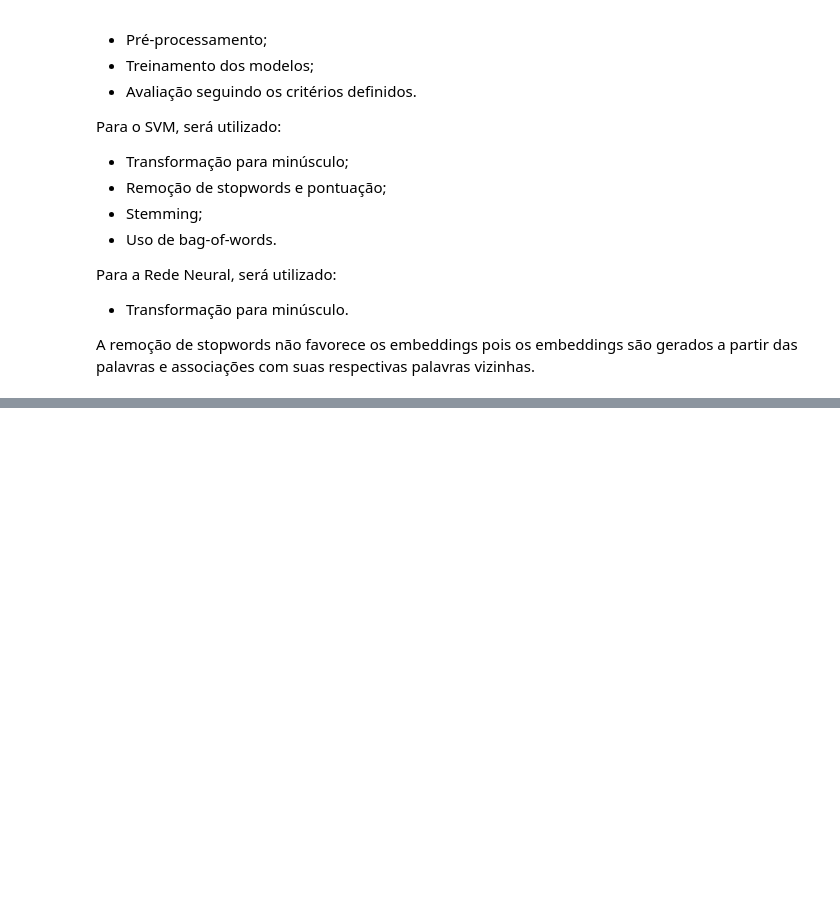
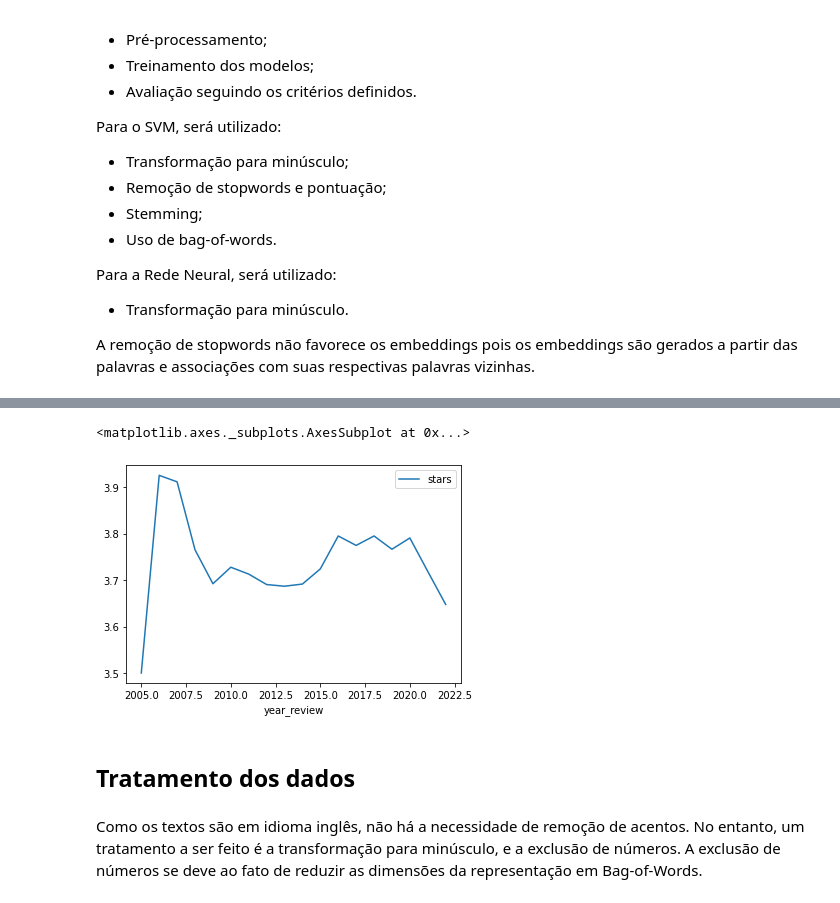
Before and after one commit to cristianomg10/uniasselvi-projeto-ii, a Jupyter notebook: Projeto_II_Futuro_dos_Dados_e_Aplicação_de_Big_Data.ipynb, the cells around one changed output, grey strips where cells are left out. Saved outputs shown, nothing was run; the diff lists cells and outputs as text; code cells hidden in the pictures; blank space fills up the shorter version.

```diff
--- a/Projeto_II_Futuro_dos_Dados_e_Aplicação_de_Big_Data.ipynb
+++ b/Projeto_II_Futuro_dos_Dados_e_Aplicação_de_Big_Data.ipynb
@@ -78,0 +150,9 @@ A remoção de stopwords não favorece os embeddings pois os embeddings são ger
+# %%
+df.groupby(by=['year_review']).agg({'stars': 'mean'}).plot(kind='line')
+# %% [output]
+<matplotlib.axes._subplots.AxesSubplot at 0x...>
+[figure, added]
+# %% [markdown]
+## Tratamento dos dados
+# %% [markdown]
+Como os textos são em idioma inglês, não há a necessidade de remoção de acentos. No entanto, um tratamento a ser feito é a transformação para minúsculo, e a exclusão de números. A exclusão de números se deve ao fato de reduzir as dimensões da representação em Bag-of-Words.
```
Also changed, not shown: parts of 53 cells of this notebook.
